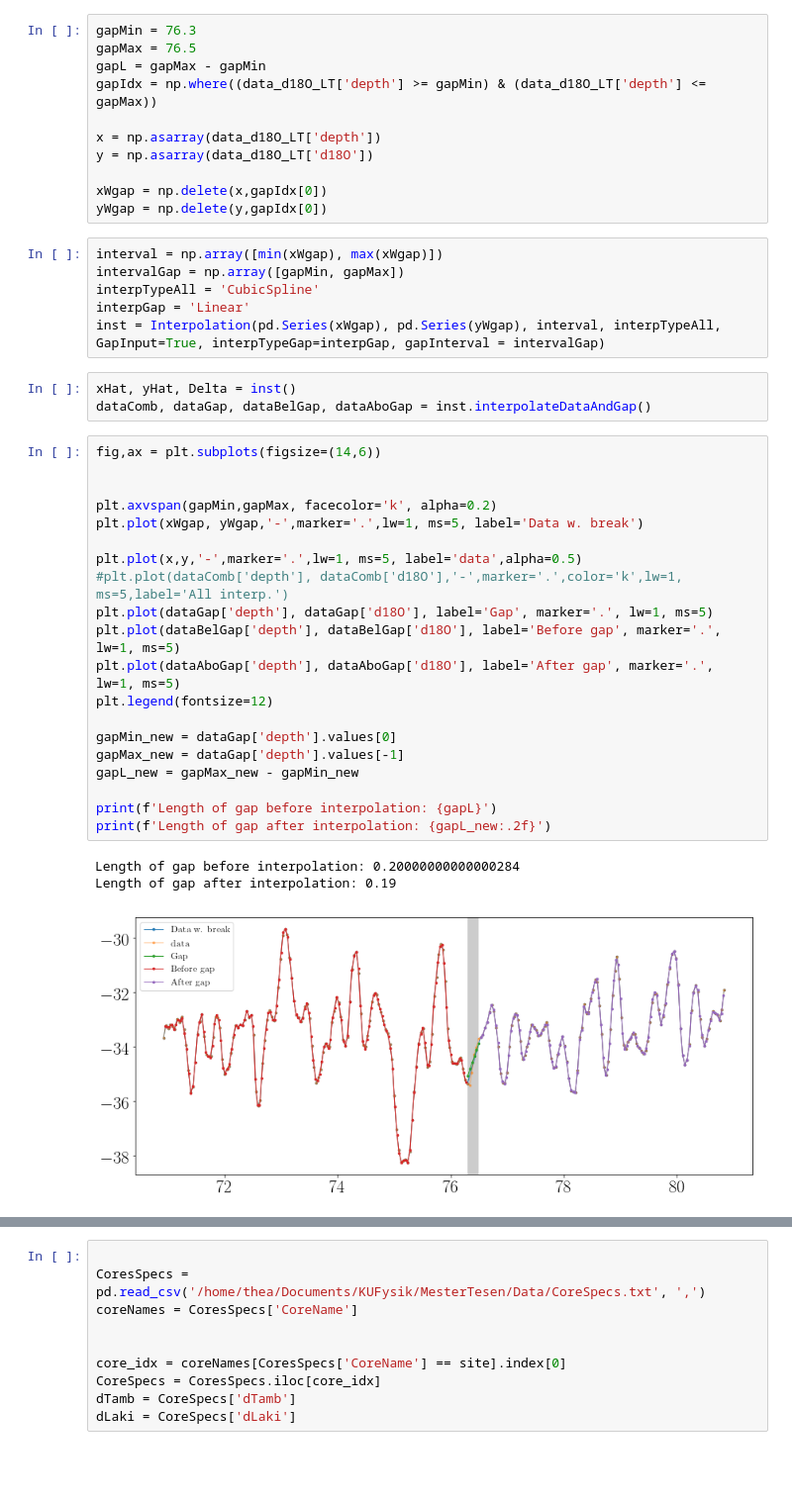
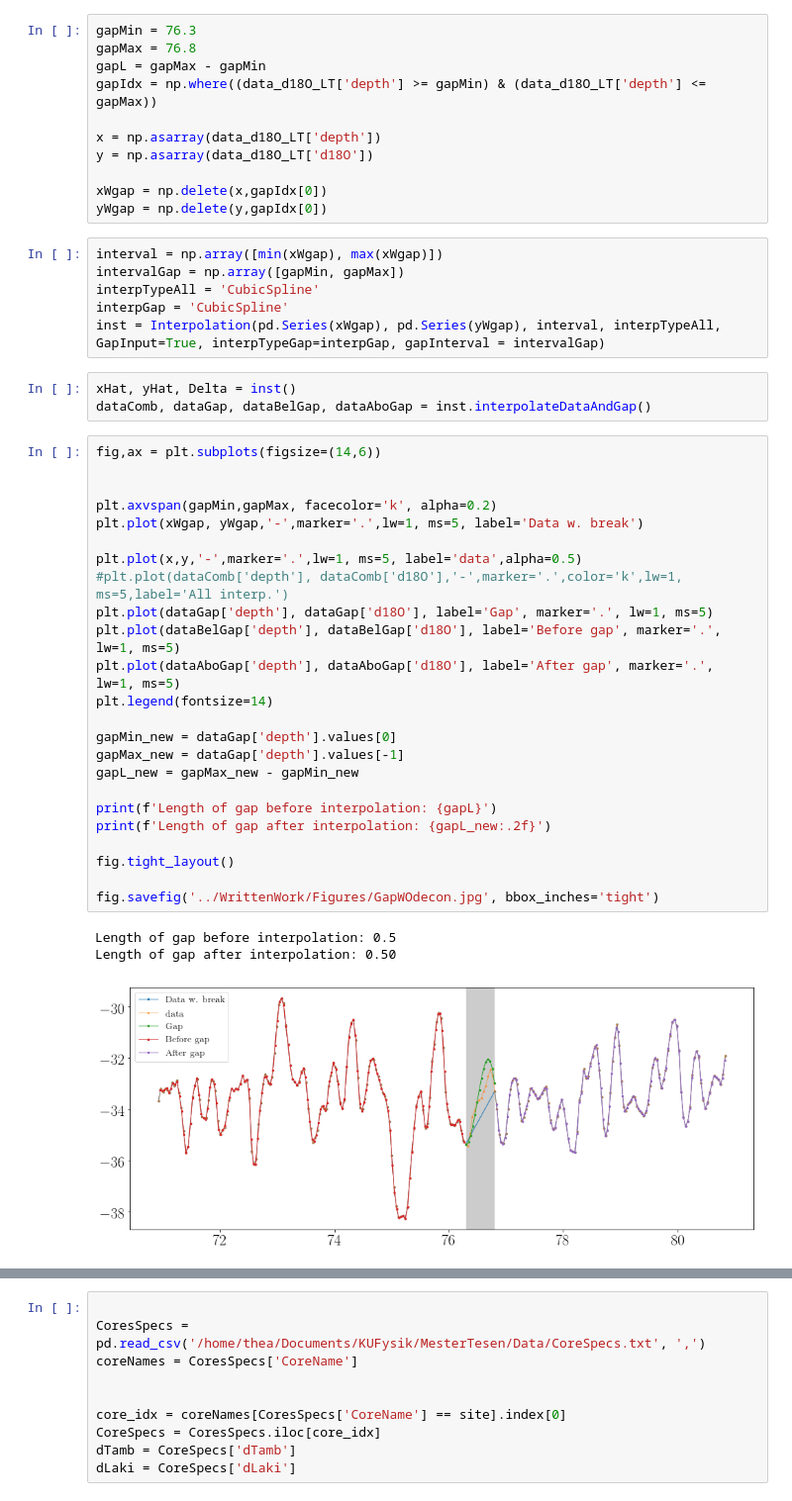
Before and after one commit to TheaQG/AWI_Bcores_Analysis, a Jupyter notebook: RndGaps_StabilityTest.ipynb, the cells around one changed output, grey strips where cells are left out. Shown at 99% size. Saved outputs shown, nothing was run; the diff lists cells and outputs as text; blank space fills up the shorter version.

Commit message:
Figures of stability tests.

```diff
--- a/RndGaps_StabilityTest.ipynb
+++ b/RndGaps_StabilityTest.ipynb
@@ -46,7 +46,7 @@ data_dens = DataAll[4]; data_dens_LT = DataAll[5]
 data_diff = DataAll[6]; data_diff_LT = DataAll[7]
 # %%
 gapMin = 76.3
-gapMax = 76.5
+gapMax = 76.8
 gapL = gapMax - gapMin
 gapIdx = np.where((data_d18O_LT['depth'] >= gapMin) & (data_d18O_LT['depth'] <= gapMax))
 
@@ -59,7 +59,7 @@ yWgap = np.delete(y,gapIdx[0])
 interval = np.array([min(xWgap), max(xWgap)])
 intervalGap = np.array([gapMin, gapMax])
 interpTypeAll = 'CubicSpline'
-interpGap = 'Linear'
+interpGap = 'CubicSpline'
 inst = Interpolation(pd.Series(xWgap), pd.Series(yWgap), interval, interpTypeAll, GapInput=True, interpTypeGap=interpGap, gapInterval = intervalGap)
 # %%
 xHat, yHat, Delta = inst()
@@ -67,27 +67,31 @@ dataComb, dataGap, dataBelGap, dataAboGap = inst.interpolateDataAndGap()
 # %%
 fig,ax = plt.subplots(figsize=(14,6))
 
 
 plt.axvspan(gapMin,gapMax, facecolor='k', alpha=0.2)
 plt.plot(xWgap, yWgap,'-',marker='.',lw=1, ms=5, label='Data w. break')
 
 plt.plot(x,y,'-',marker='.',lw=1, ms=5, label='data',alpha=0.5)
 #plt.plot(dataComb['depth'], dataComb['d18O'],'-',marker='.',color='k',lw=1, ms=5,label='All interp.')
 plt.plot(dataGap['depth'], dataGap['d18O'], label='Gap', marker='.', lw=1, ms=5)
 plt.plot(dataBelGap['depth'], dataBelGap['d18O'], label='Before gap', marker='.', lw=1, ms=5)
 plt.plot(dataAboGap['depth'], dataAboGap['d18O'], label='After gap', marker='.', lw=1, ms=5)
-plt.legend(fontsize=12)
+plt.legend(fontsize=14)
 
 gapMin_new = dataGap['depth'].values[0]
 gapMax_new = dataGap['depth'].values[-1]
 gapL_new = gapMax_new - gapMin_new
 
 print(f'Length of gap before interpolation: {gapL}')
 print(f'Length of gap after interpolation: {gapL_new:.2f}')
+
+fig.tight_layout()
+
+fig.savefig('../WrittenWork/Figures/GapWOdecon.jpg', bbox_inches='tight')
 # %% [output]
-Length of gap before interpolation: 0.20000000000000284
-Length of gap after interpolation: 0.19
+Length of gap before interpolation: 0.5
+Length of gap after interpolation: 0.50
-[figure, old version]
+[figure, new version]
 # %%
 from scipy.interpolate import CubicSpline
 
```
Also changed, not shown: parts of 3 cells of this notebook.
